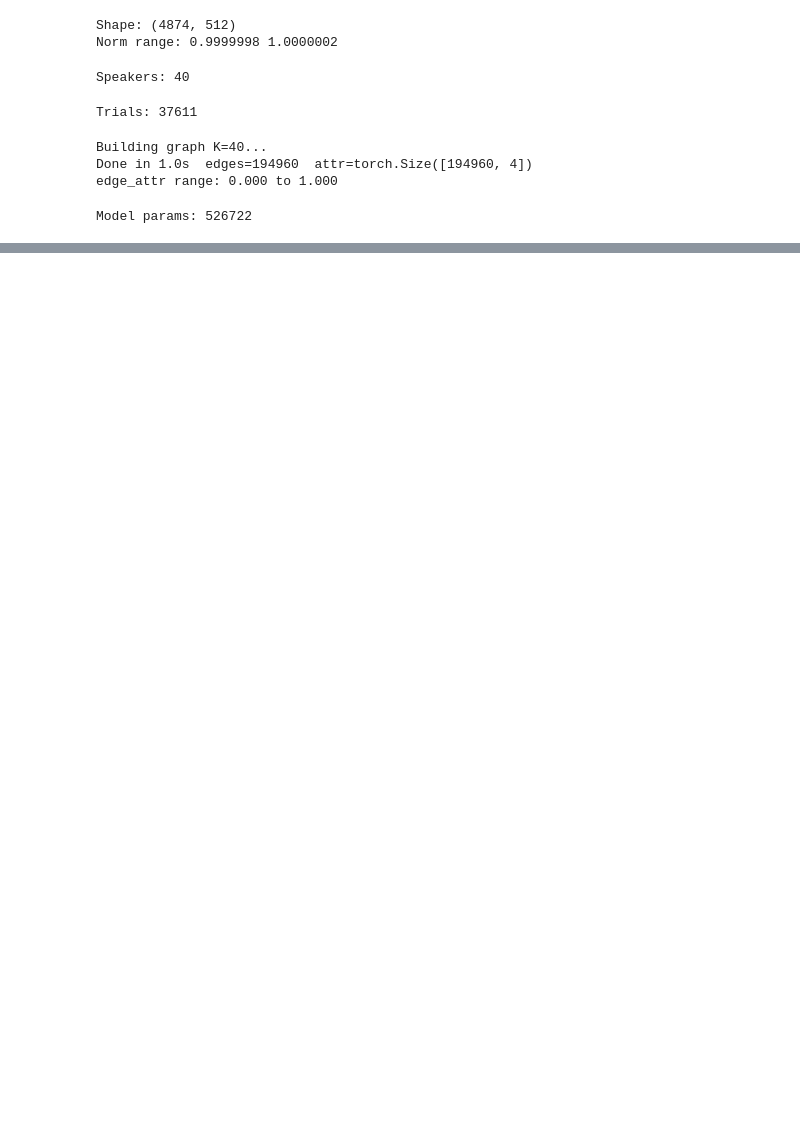
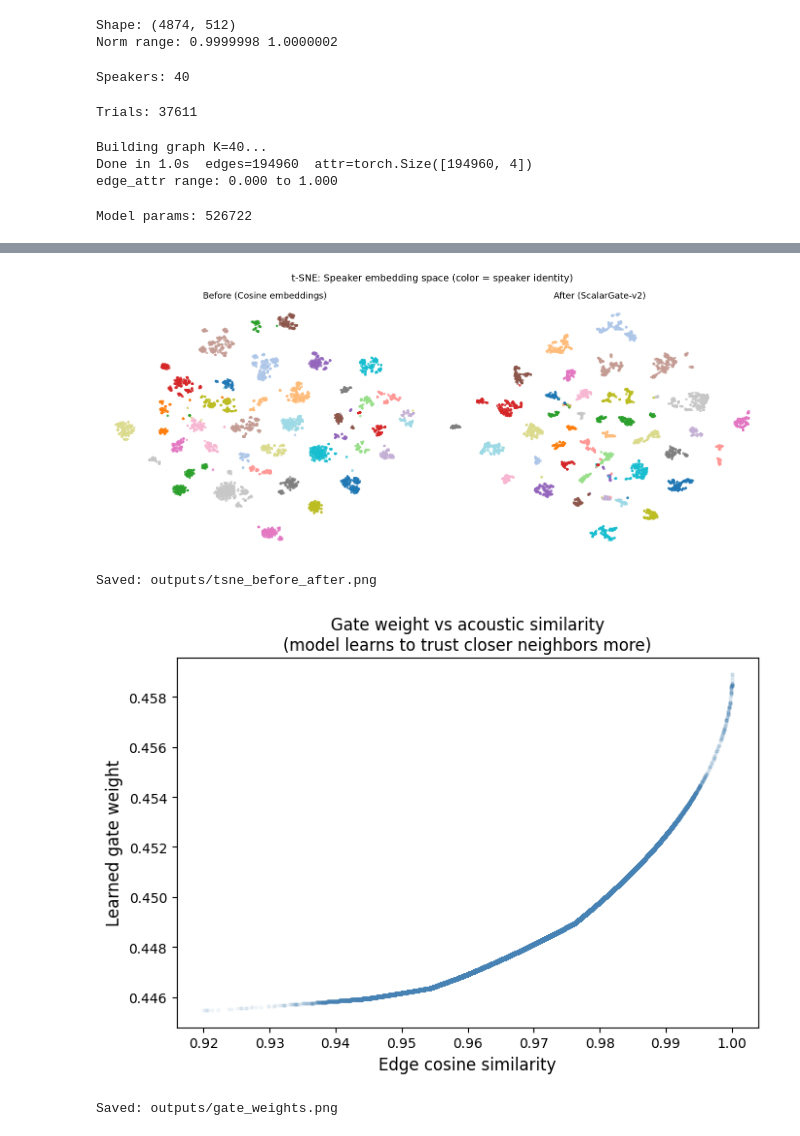
Before and after one commit to RokithArjunraj/speaker_reg_voxceleb_graph_embeddings, a Jupyter notebook: notebooks/04_ScalarGateGNN-2.ipynb, the cells around one changed output, grey strips where cells are left out. Cells and saved outputs as stored; diff of their text form; code cells hidden in the pictures; blank space fills up the shorter version.

Commit message:
Added Qualitative analysis

```diff
--- a/notebooks/04_ScalarGateGNN-2.ipynb
+++ b/notebooks/04_ScalarGateGNN-2.ipynb
@@ -283,3 +285,62 @@ GCN binary threshold=0.60 (ECAPA)            0.62    0.00010
   epoch 15/20  loss=0.0318
   epoch 20/20  loss=0.0244
 ScalarGate-full [all 4 features]             0.41    0.00028  (0.2 min)
+# %%
+# ── Qualitative Analysis ──
+# Re-run ScalarGate-v2 to get before/after embeddings
+device = 'cuda' if torch.cuda.is_available() else 'cpu'
+X      = torch.tensor(X_np, dtype=torch.float).to(device)
+ei, ea = build_edge_graph(X_np, K=40)
+ei = ei.to(device); ea = ea.to(device)
+
+model     = ScalarGateGNN(in_dim=X_np.shape[1], edge_dim=2).to(device)
+optimizer = torch.optim.Adam(model.parameters(), lr=1e-3)
+for epoch in range(20):
+    model.train(); optimizer.zero_grad()
+    Z    = F.normalize(model(X, ei, ea[:,:2]), dim=1)
+    loss = contrastive_loss(Z, y.to(device), ei)
+    loss.backward(); optimizer.step()
+
+model.eval()
+with torch.no_grad():
+    Z_after = F.normalize(model(X, ei, ea[:,:2]), dim=1).cpu().numpy()
+Z_before = X_np  # already normalized
+
+# ── Plot 1: t-SNE before vs after ──
+fig, axes = plt.subplots(1, 2, figsize=(14, 6))
+speakers_label = np.array([spk2id[s] for s in speakers])
+
+for ax, Z, title in [(axes[0], Z_before, 'Before (Cosine embeddings)'),
+                      (axes[1], Z_after,  'After (ScalarGate-v2)')]:
+    Z2d = TSNE(n_components=2, random_state=42, perplexity=30).fit_transform(Z)
+    scatter = ax.scatter(Z2d[:,0], Z2d[:,1], c=speakers_label,
+                         cmap='tab20', s=8, alpha=0.7)
+    ax.set_title(title, fontsize=13)
+    ax.axis('off')
+
+plt.suptitle('t-SNE: Speaker embedding space (color = speaker identity)', fontsize=14)
+plt.tight_layout()
+plt.savefig('../outputs/tsne_before_after.png', dpi=150, bbox_inches='tight')
+plt.show()
+print("Saved: outputs/tsne_before_after.png")
+
+# ── Plot 2: Edge gate weights vs cosine similarity ──
+model.eval()
+with torch.no_grad():
+    gate_weights = model.gate1(ea[:,:2]).squeeze().cpu().numpy()
+cosine_sims  = ea[:,0].cpu().numpy()
+
+plt.figure(figsize=(7, 5))
+plt.scatter(cosine_sims, gate_weights, alpha=0.05, s=5, color='steelblue')
+plt.xlabel('Edge cosine similarity', fontsize=12)
+plt.ylabel('Learned gate weight', fontsize=12)
+plt.title('Gate weight vs acoustic similarity\n(model learns to trust closer neighbors more)', fontsize=12)
+plt.tight_layout()
+plt.savefig('../outputs/gate_weights.png', dpi=150, bbox_inches='tight')
+plt.show()
+print("Saved: outputs/gate_weights.png")
+# %% [output]
+[figure, added]
+Saved: outputs/tsne_before_after.png
+[figure, added]
+Saved: outputs/gate_weights.png
```
Also changed, not shown: parts of 3 cells of this notebook, 2 other files.
